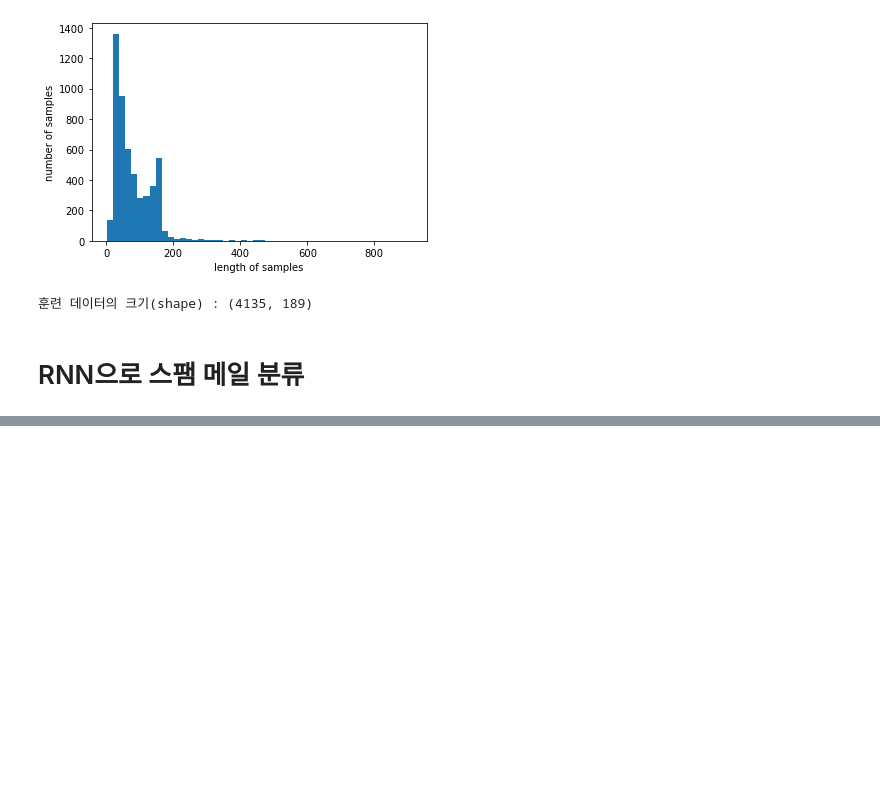
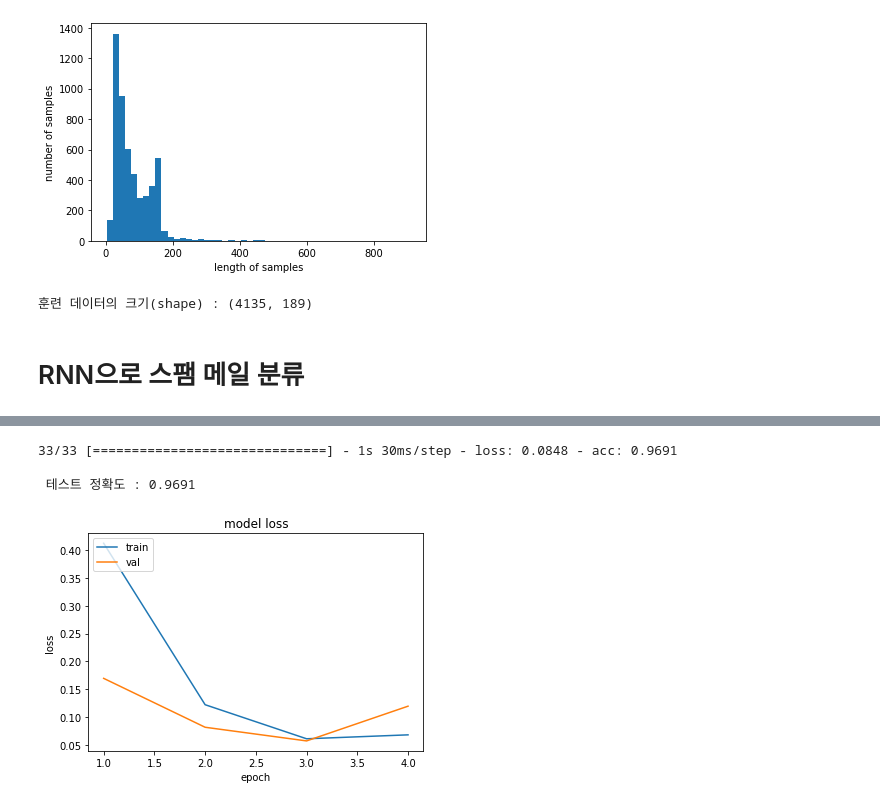
Before and after one commit to windopper/NLPDeepLearningPractice, a Jupyter notebook: TextClassificationUsingRNN/Spam_Detection.ipynb, the cells around one changed output, grey strips where cells are left out. Cells and saved outputs as stored; diff of their text form; code cells hidden in the pictures; blank space fills up the shorter version.

```diff
--- a/TextClassificationUsingRNN/Spam_Detection.ipynb
+++ b/TextClassificationUsingRNN/Spam_Detection.ipynb
@@ -148,0 +158,19 @@ NotImplementedError: Cannot convert a symbolic Tensor (simple_rnn_4/strided_slic
+# %%
+x_test_encoded = tokenizer.texts_to_sequences(x_test)
+x_test_padded = pad_sequences(x_test_encoded, maxlen=max_len)
+print('\n 테스트 정확도 : %.4f' % (model.evaluate(x_test_padded, y_test)[1]))
+# %% [output]
+33/33 [==============================] - 1s 30ms/step - loss: 0.0848 - acc: 0.9691
+
+ 테스트 정확도 : 0.9691
+# %%
+epochs = range(1, len(history.history['acc']) + 1)
+plt.plot(epochs, history.history['loss'])
+plt.plot(epochs, history.history['val_loss'])
+plt.title('model loss')
+plt.ylabel('loss')
+plt.xlabel('epoch')
+plt.legend(['train', 'val'], loc='upper left')
+plt.show()
+# %% [output]
+[figure, added]
```
Also changed, not shown: parts of 7 cells of this notebook.
